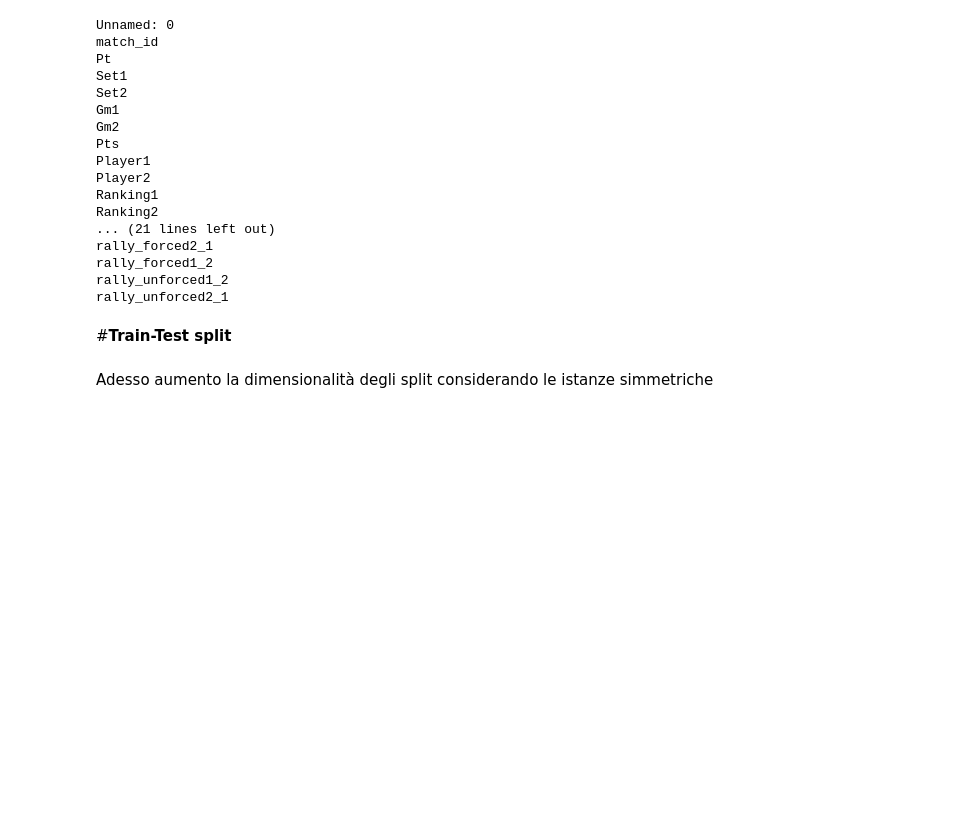
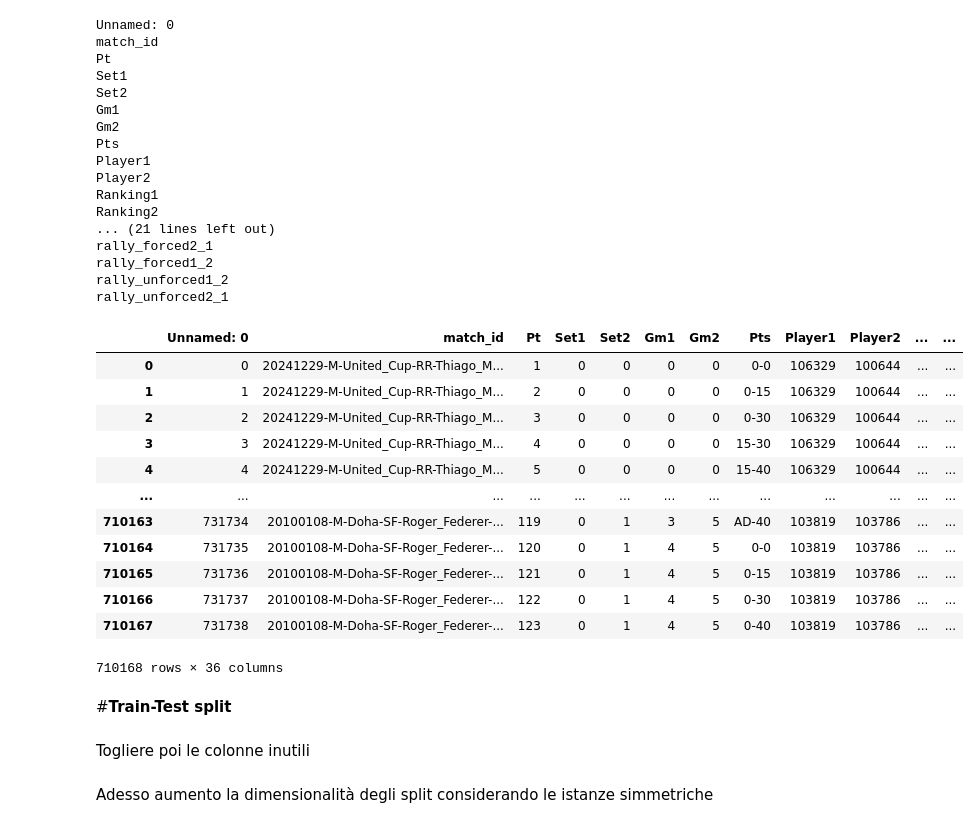
Before and after one commit to oraziotorre/MomentumShiftAI, a Jupyter notebook: ModelsDevelopment.ipynb, the cells around one changed output. Cells and saved outputs as stored; diff of their text form; code cells hidden in the pictures; blank space fills up the shorter version.

```diff
--- a/ModelsDevelopment.ipynb
+++ b/ModelsDevelopment.ipynb
@@ -9,7 +12,7 @@ from sklearn.model_selection import train_test_split
 from sklearn.preprocessing import LabelEncoder
 # %%
 # Importiamo il dataset ottenuto tramite le operazioni di Data Preprocessing
-dataset = pd.read_csv("tennis.csv")
+dataset = pd.read_csv("tennis_2010-now.csv")
 
 for col in dataset.columns:
     print(col)
@@ -31,6 +34,23 @@ rally_forced2_1
 rally_forced1_2
 rally_unforced1_2
 rally_unforced2_1
+# %%
+dataset = dataset.drop(columns=['PointType'])#,'Player1','Player2','SetID', 'SetWinner','PtSet'
+dataset
+# %% [output]
+|  | Unnamed: 0 | match_id | Pt | Set1 | Set2 | Gm1 | Gm2 | Pts | Player1 | Player2 | ... | ... |
+| 0 | 0 | 20241229-M-United_Cup-RR-Thiago_M... | 1 | 0 | 0 | 0 | 0 | 0-0 | 106329 | 100644 | ... | ... |
+| 1 | 1 | 20241229-M-United_Cup-RR-Thiago_M... | 2 | 0 | 0 | 0 | 0 | 0-15 | 106329 | 100644 | ... | ... |
+| 2 | 2 | 20241229-M-United_Cup-RR-Thiago_M... | 3 | 0 | 0 | 0 | 0 | 0-30 | 106329 | 100644 | ... | ... |
+| 3 | 3 | 20241229-M-United_Cup-RR-Thiago_M... | 4 | 0 | 0 | 0 | 0 | 15-30 | 106329 | 100644 | ... | ... |
+| 4 | 4 | 20241229-M-United_Cup-RR-Thiago_M... | 5 | 0 | 0 | 0 | 0 | 15-40 | 106329 | 100644 | ... | ... |
+| ... | ... | ... | ... | ... | ... | ... | ... | ... | ... | ... | ... | ... |
+| 710163 | 731734 | 20100108-M-Doha-SF-Roger_Federer-... | 119 | 0 | 1 | 3 | 5 | AD-40 | 103819 | 103786 | ... | ... |
+| 710164 | 731735 | 20100108-M-Doha-SF-Roger_Federer-... | 120 | 0 | 1 | 4 | 5 | 0-0 | 103819 | 103786 | ... | ... |
+| 710165 | 731736 | 20100108-M-Doha-SF-Roger_Federer-... | 121 | 0 | 1 | 4 | 5 | 0-15 | 103819 | 103786 | ... | ... |
+| 710166 | 731737 | 20100108-M-Doha-SF-Roger_Federer-... | 122 | 0 | 1 | 4 | 5 | 0-30 | 103819 | 103786 | ... | ... |
+| 710167 | 731738 | 20100108-M-Doha-SF-Roger_Federer-... | 123 | 0 | 1 | 4 | 5 | 0-40 | 103819 | 103786 | ... | ... |
+710168 rows × 36 columns
 # %% [markdown]
 #**Train-Test split**
 # %%
@@ -43,6 +63,8 @@ train_ids, test_ids = train_test_split(match_ids, test_size=0.2, random_state=42
 # Filtra il dataset mantenendo intere le partite
 train_data = dataset[dataset['match_id'].isin(train_ids)].reset_index(drop=True)
 test_data = dataset[dataset['match_id'].isin(test_ids)].reset_index(drop=True)
+# %% [markdown]
+Togliere poi le colonne inutili
 # %% [markdown]
 Adesso aumento la dimensionalità degli split considerando le istanze simmetriche
 # %%
```
Also changed, not shown: parts of 14 cells of this notebook.
